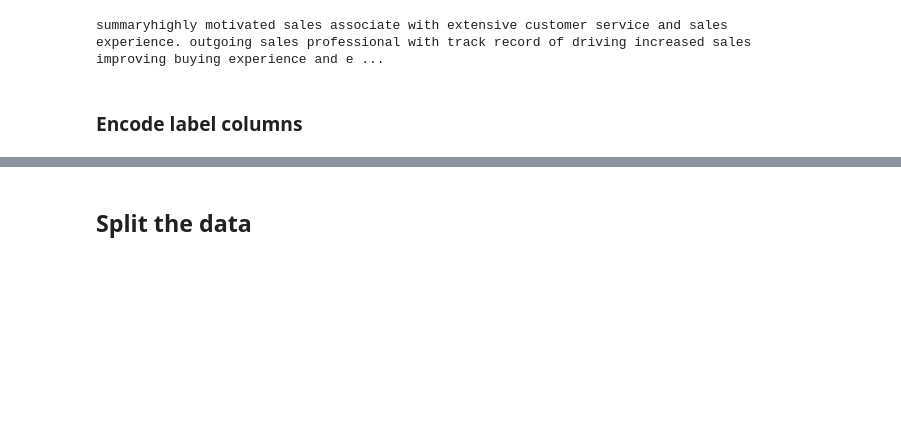
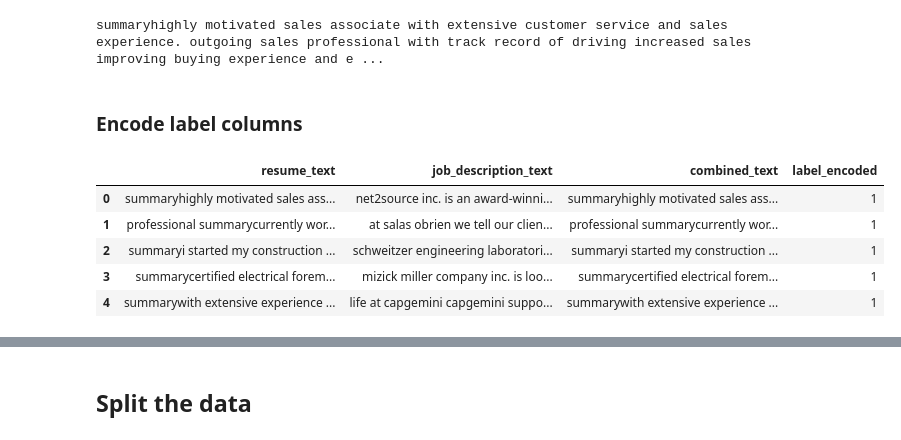
Before and after one commit to zeinasamer/resume_job_fit_classification, a Jupyter notebook: resume_job_fit_classification.ipynb, the cells around one changed output, grey strips where cells are left out. Drawn from its saved outputs; the diff is of its cells as text; code cells hidden in the pictures; blank space fills up the shorter version.

```diff
--- a/resume_job_fit_classification.ipynb
+++ b/resume_job_fit_classification.ipynb
@@ -179,0 +318,9 @@ summaryhighly motivated sales associate with extensive customer service and sale
+# %%
+df.head()
+# %% [output]
+|  | resume_text | job_description_text | combined_text | label_encoded |
+| 0 | summaryhighly motivated sales ass... | net2source inc. is an award-winni... | summaryhighly motivated sales ass... | 1 |
+| 1 | professional summarycurrently wor... | at salas obrien we tell our clien... | professional summarycurrently wor... | 1 |
+| 2 | summaryi started my construction ... | schweitzer engineering laboratori... | summaryi started my construction ... | 1 |
+| 3 | summarycertified electrical forem... | mizick miller company inc. is loo... | summarycertified electrical forem... | 1 |
+| 4 | summarywith extensive experience ... | life at capgemini capgemini suppo... | summarywith extensive experience ... | 1 |
```
Also changed, not shown: parts of 8 cells of this notebook.
